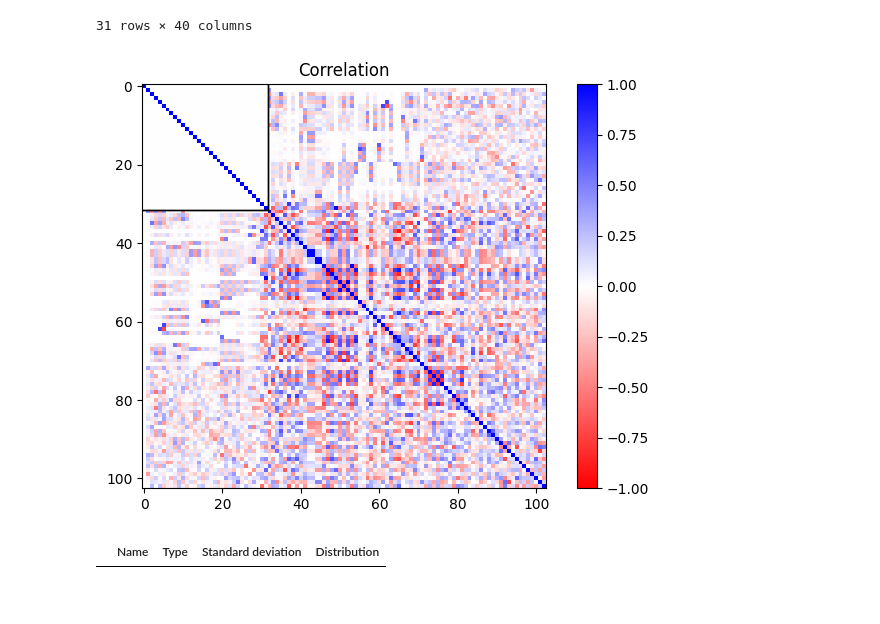
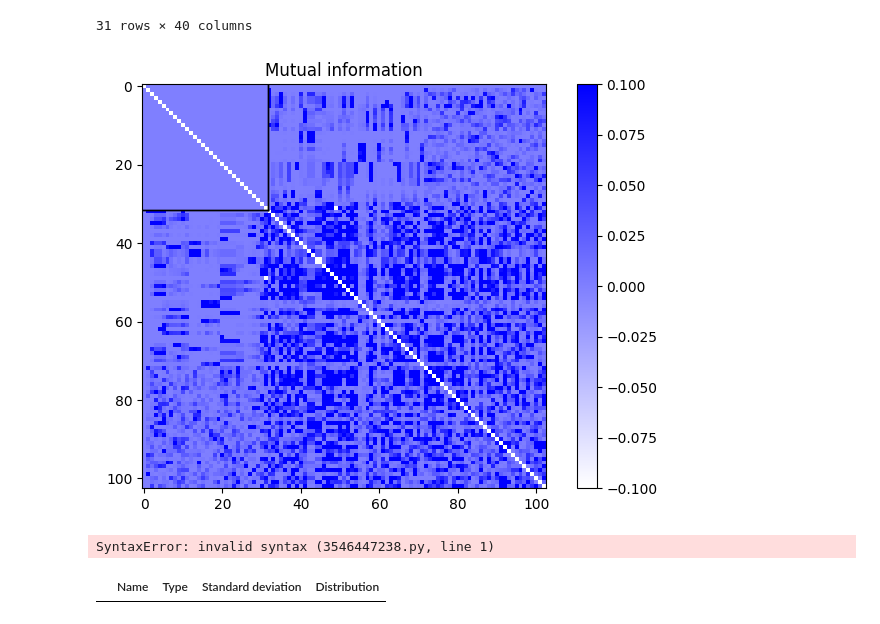
Before and after one commit to tuturax/BadAss, a Jupyter notebook: test_class.ipynb, the cells around one changed output. Saved outputs shown, nothing was run; the diff lists cells and outputs as text; code cells hidden in the pictures.

```diff
--- a/test_class.ipynb
+++ b/test_class.ipynb
@@ -153,0 +274,2 @@ momo.enzymes.df
+# %%
+momo.enzymes.add(name = "name_enzyme", mean = 1.0, reaction_linked = ["PTS_RPTSsy", "PGI_R02740", "PFK_R04779"])
@@ -153,0 +278,2 @@ momo.enzymes.df
+# %%
+momo.enzymes.remove(name = "name_enzyme")
@@ -160,0 +295,2 @@ momo.parameters.df
+# %%
+momo.parameters.add(name = "name_parameter", mean = 1.0, Standard_deviation = 0.5)
@@ -161 +299,3 @@ momo.parameters.df
+# %%
+momo.parameters.remove(name = "name_parameter")
 # %% [markdown]
@@ -296,9 +438,13 @@ momo.elasticity.s
 | OxAConsumption | -0.0 | -0.0 | -0.0 | -0.0 | -0.0 | -0.0 | -0.0 | ... |
 31 rows × 40 columns
 # %%
-momo.plot(result="rho", label=False, value_in_cell=False)
+momo.plot(result="MI", label=False, value_in_cell=False )
 # %% [output]
-[figure, old version]
+[figure, new version]
+# %%
+momo.MI(groups= )
+# %% [output]
+SyntaxError: invalid syntax (3546447238.py, line 1)
 # %%
 momo.data_sampling
 # %% [output]
```
Also changed, not shown: parts of 49 cells of this notebook, 4 other files.
